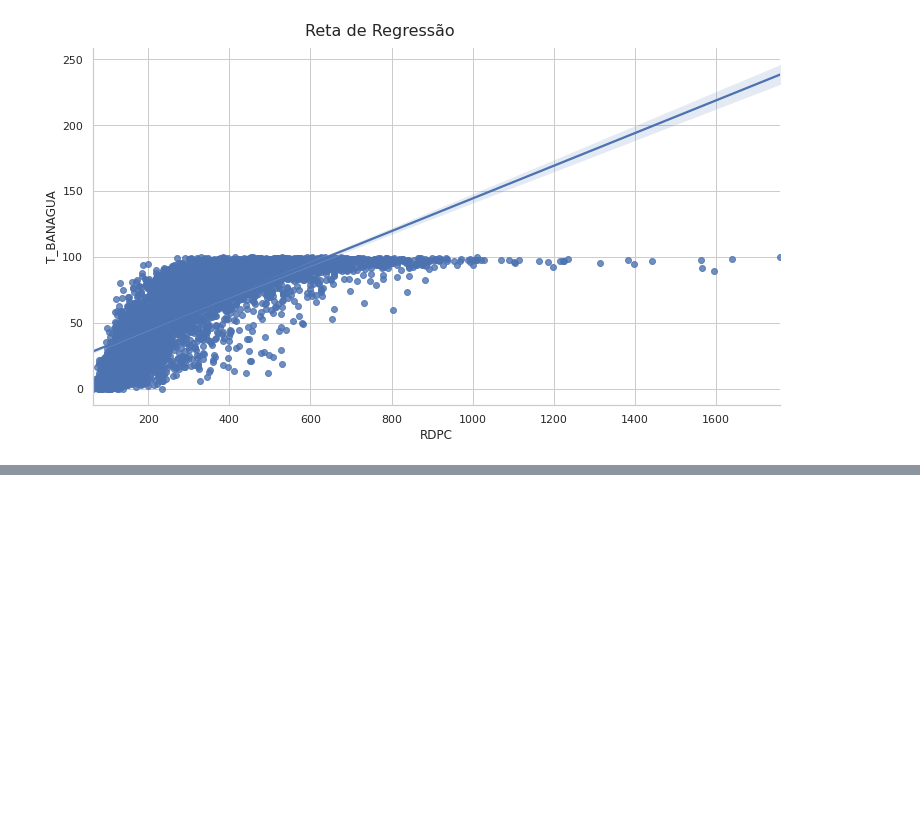
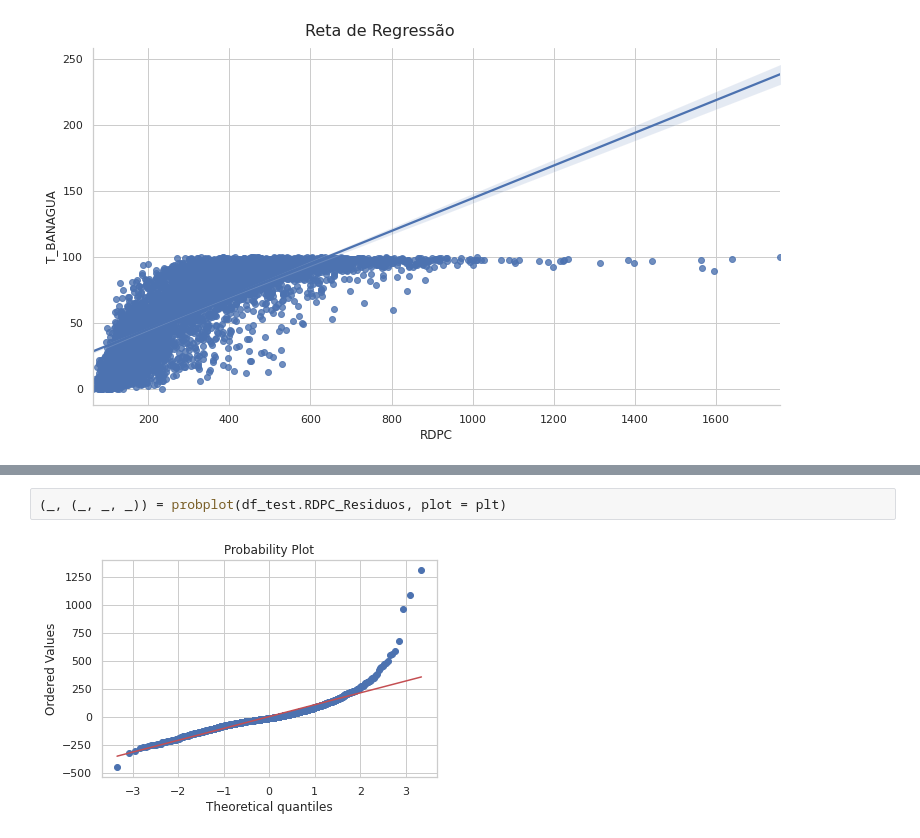
Before and after one commit to EmersonFranca/IDH_Atlas, a Jupyter notebook: Analise_Exploratoria/1_Analise_Exploratoria.ipynb, the cells around one changed output, grey strips where cells are left out. Drawn from its saved outputs; the diff is of its cells as text; blank space fills up the shorter version.

```diff
--- a/Analise_Exploratoria/1_Analise_Exploratoria.ipynb
+++ b/Analise_Exploratoria/1_Analise_Exploratoria.ipynb
@@ -346,0 +482,4 @@ linear_regression_plot('RDPC','T_BANAGUA')
+# %%
+(_, (_, _, _)) = probplot(df_test.RDPC_Residuos, plot = plt)
+# %% [output]
+[figure, added]
```
Also changed, not shown: parts of 17 cells of this notebook.
